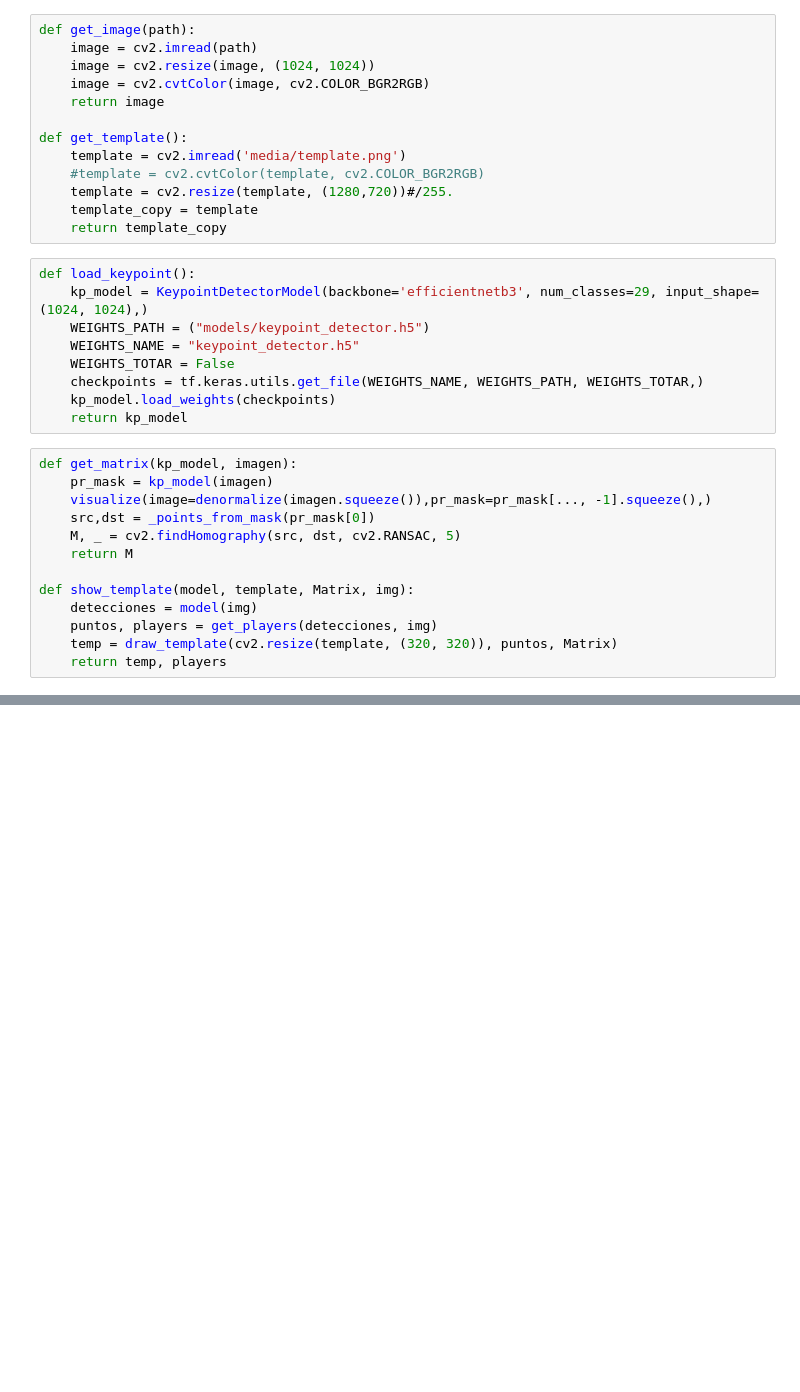
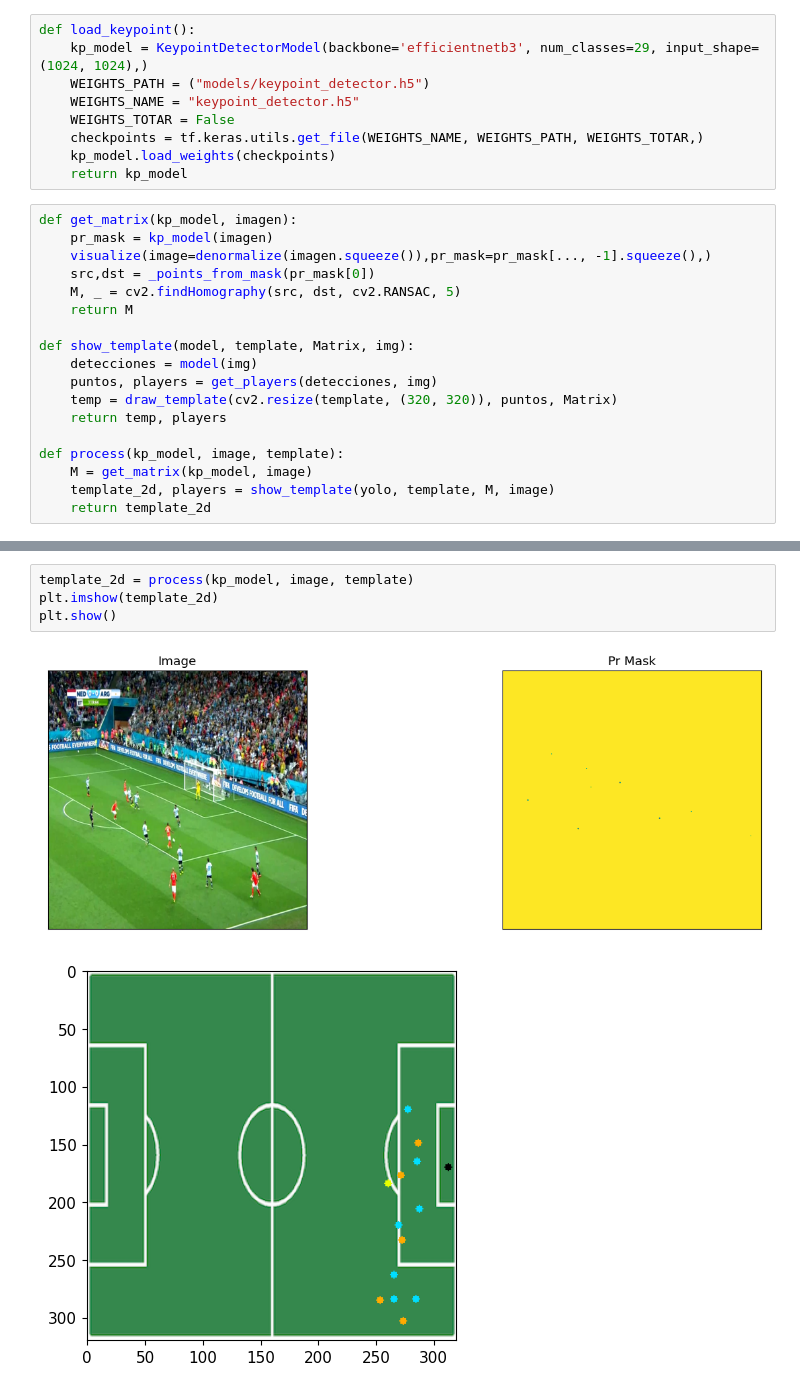
Before and after one commit to rtyui57/desarrollo, a Jupyter notebook: Factorized.ipynb, the cells around one changed output, grey strips where cells are left out. Saved outputs shown, nothing was run; the diff lists cells and outputs as text; blank space fills up the shorter version.

```diff
--- a/Factorized.ipynb
+++ b/Factorized.ipynb
@@ -11,19 +11,6 @@ from sklearn.cluster import MiniBatchKMeans, DBSCAN
 # %% [output]
 Using TensorFlow backend.
 Segmentation Models: using `keras` framework.
-# %%
-def get_image(path):
-    image = cv2.imread(path)
-    image = cv2.resize(image, (1024, 1024))
-    image = cv2.cvtColor(image, cv2.COLOR_BGR2RGB)
-    return image
-
-def get_template():
-    template = cv2.imread('media/template.png')
-    #template = cv2.cvtColor(template, cv2.COLOR_BGR2RGB)
-    template = cv2.resize(template, (1280,720))#/255.
-    template_copy = template
-    return template_copy
 # %%
 def load_keypoint():
     kp_model = KeypointDetectorModel(backbone='efficientnetb3', num_classes=29, input_shape=(1024, 1024),)
@@ -46,5 +33,10 @@ def show_template(model, template, Matrix, img):
     puntos, players = get_players(detecciones, img)
     temp = draw_template(cv2.resize(template, (320, 320)), puntos, Matrix)
     return temp, players
+
+def process(kp_model, image, template):
+    M = get_matrix(kp_model, image)
+    template_2d, players = show_template(yolo, template, M, image)
+    return template_2d
 # %%
 yolo = torch.hub.load('ultralytics/yolov5', 'yolov5s')
@@ -118,0 +63,7 @@ Player 12 has label 0
+# %%
+template_2d = process(kp_model, image, template)
+plt.imshow(template_2d)
+plt.show()
+# %% [output]
+[figure, added]
+[figure, added]
```
Also changed, not shown: parts of 7 cells of this notebook, 15 other files.
